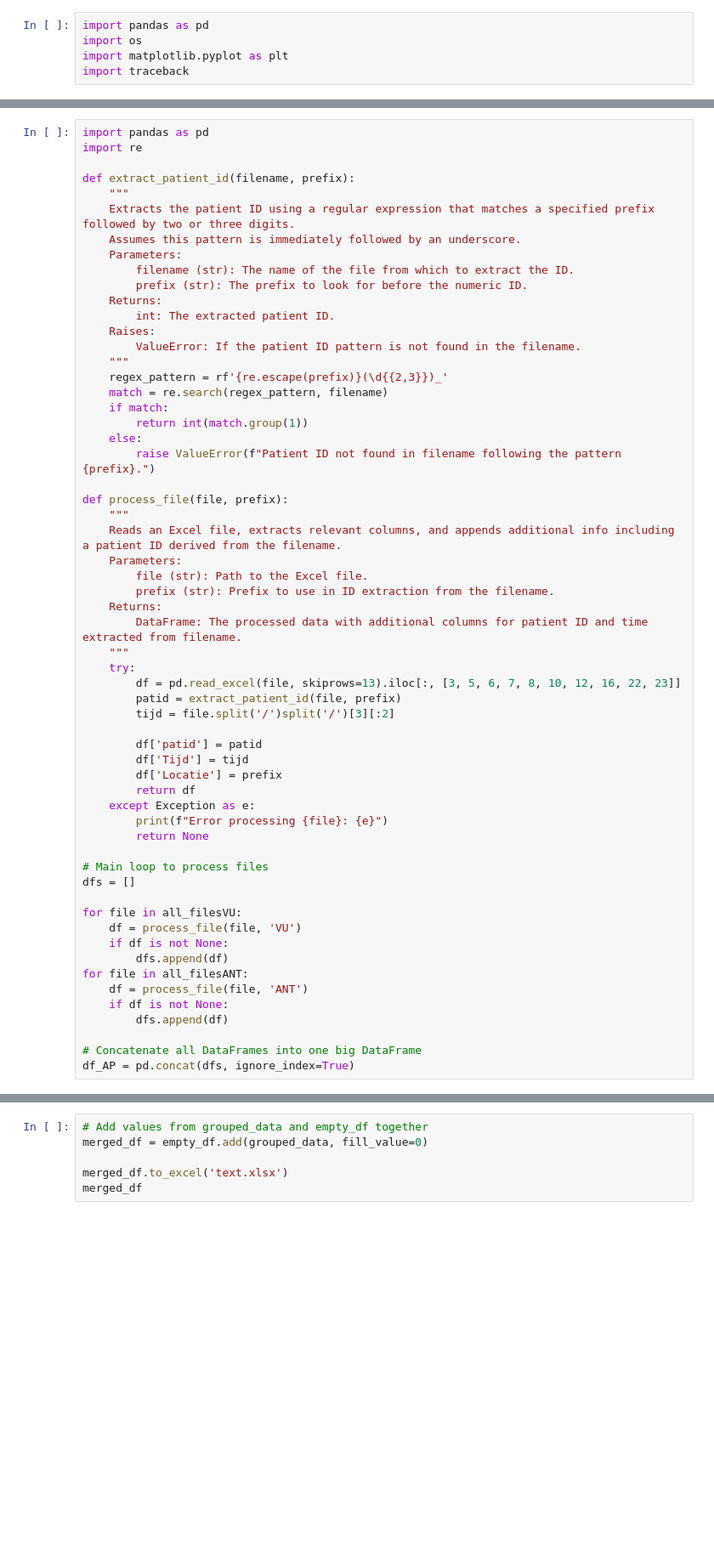
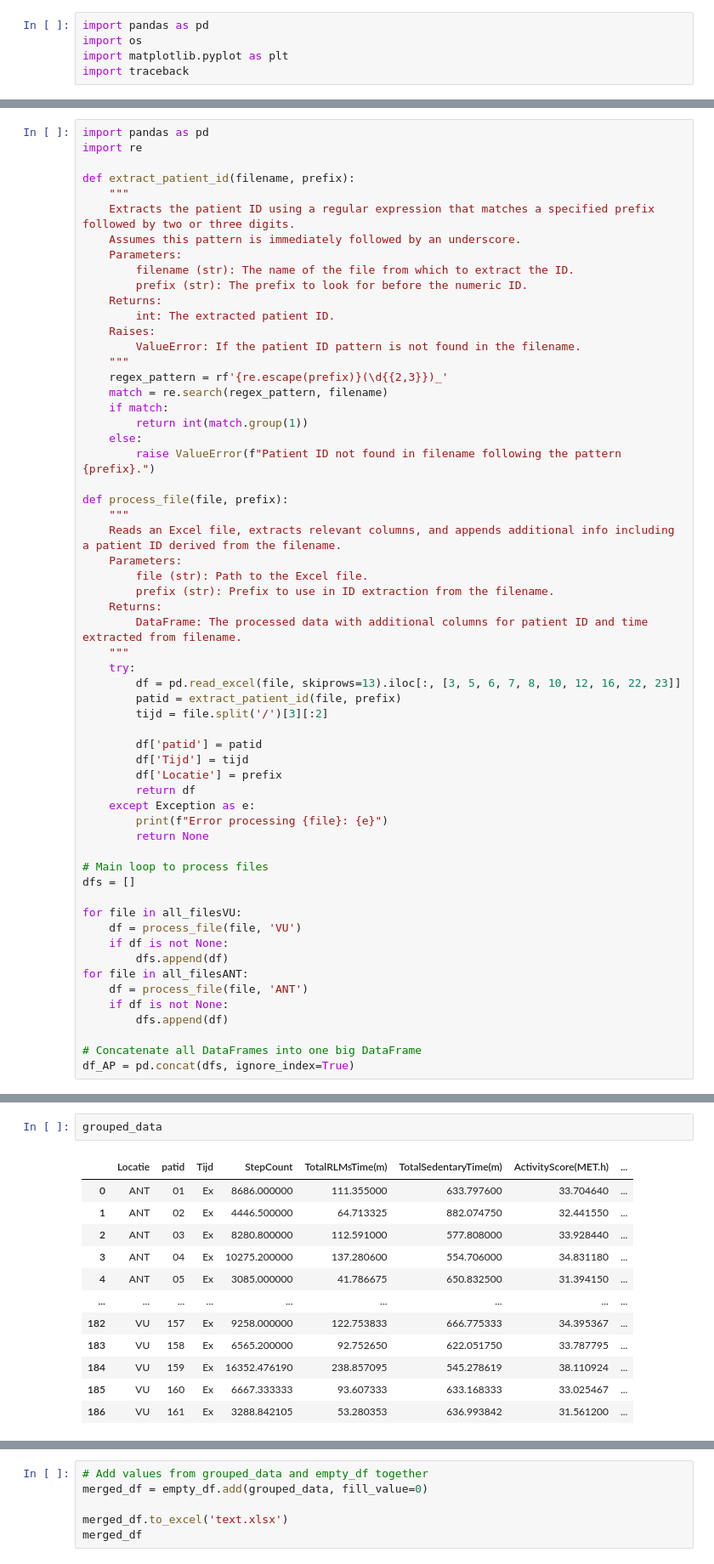
Before and after one commit to marwanelmo/AMSpred, a Jupyter notebook: Scripts/Clean_Activpal.ipynb, the cells around one changed output, grey strips where cells are left out. Shown at 85% size. Drawn from its saved outputs; the diff is of its cells as text; blank space fills up the shorter version.

```diff
--- a/Scripts/Clean_Activpal.ipynb
+++ b/Scripts/Clean_Activpal.ipynb
@@ -60,7 +62,7 @@ def process_file(file, prefix):
     try:
         df = pd.read_excel(file, skiprows=13).iloc[:, [3, 5, 6, 7, 8, 10, 12, 16, 22, 23]]
         patid = extract_patient_id(file, prefix)
-        tijd = file.split('/')split('/')[3][:2]
+        tijd = file.split('/')[3][:2]
 
         df['patid'] = patid
         df['Tijd'] = tijd
@@ -135,0 +162,15 @@ df_ANT
+# %%
+grouped_data
+# %% [output]
+|  | Locatie | patid | Tijd | StepCount | TotalRLMsTime(m) | TotalSedentaryTime(m) | ActivityScore(MET.h) | ... |
+| 0 | ANT | 01 | Ex | 8686.000000 | 111.355000 | 633.797600 | 33.704640 | ... |
+| 1 | ANT | 02 | Ex | 4446.500000 | 64.713325 | 882.074750 | 32.441550 | ... |
+| 2 | ANT | 03 | Ex | 8280.800000 | 112.591000 | 577.808000 | 33.928440 | ... |
+| 3 | ANT | 04 | Ex | 10275.200000 | 137.280600 | 554.706000 | 34.831180 | ... |
+| 4 | ANT | 05 | Ex | 3085.000000 | 41.786675 | 650.832500 | 31.394150 | ... |
+| ... | ... | ... | ... | ... | ... | ... | ... | ... |
+| 182 | VU | 157 | Ex | 9258.000000 | 122.753833 | 666.775333 | 34.395367 | ... |
+| 183 | VU | 158 | Ex | 6565.200000 | 92.752650 | 622.051750 | 33.787795 | ... |
+| 184 | VU | 159 | Ex | 16352.476190 | 238.857095 | 545.278619 | 38.110924 | ... |
+| 185 | VU | 160 | Ex | 6667.333333 | 93.607333 | 633.168333 | 33.025467 | ... |
+| 186 | VU | 161 | Ex | 3288.842105 | 53.280353 | 636.993842 | 31.561200 | ... |
```
Also changed, not shown: parts of 6 cells of this notebook, 3 other files.
